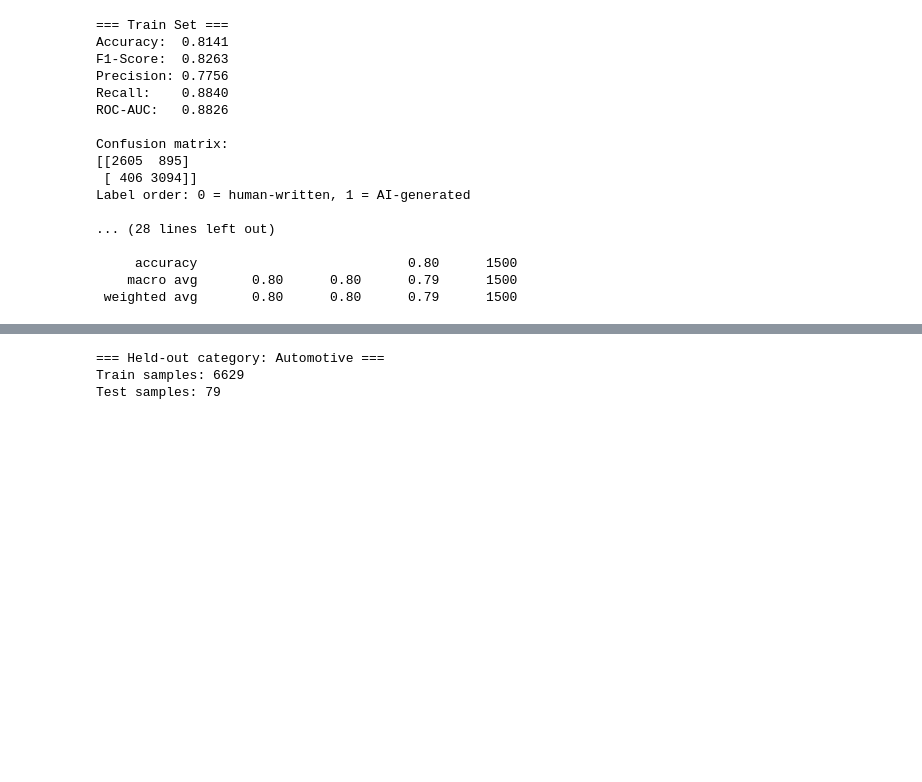
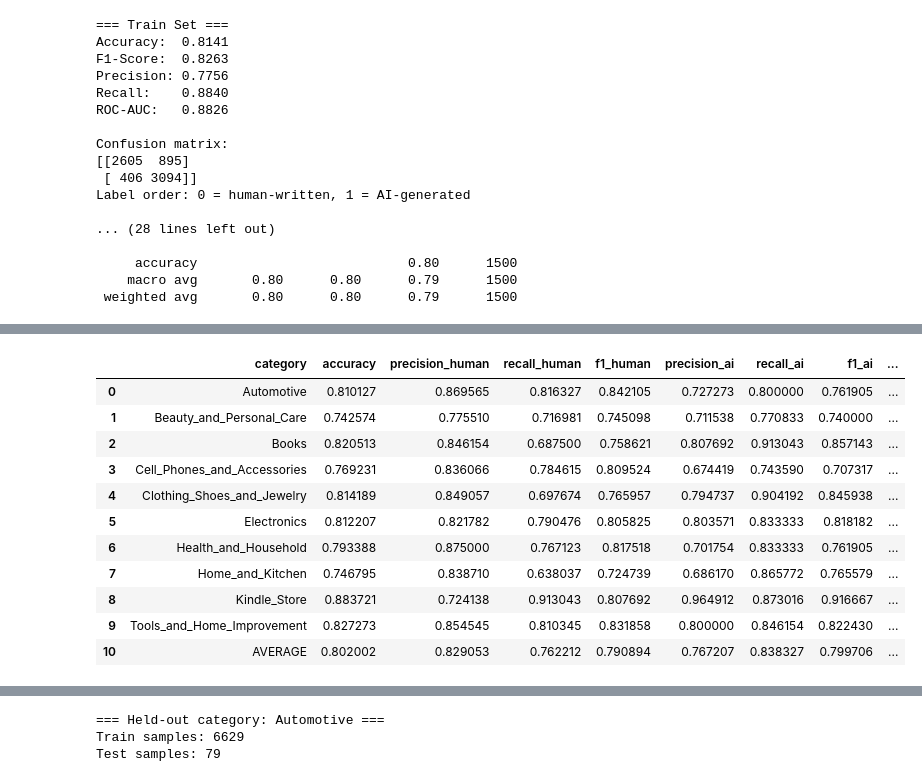
Before and after one commit to PhilM1Pro/ML-in-Applied-setting, a Jupyter notebook: Stylometric_features (3).ipynb, the cells around one changed output, grey strips where cells are left out. Cells and saved outputs as stored; diff of their text form; code cells hidden in the pictures; blank space fills up the shorter version.

Commit message:
Including in distribution testing and deleting one of the loco calculation

```diff
--- a/Stylometric_features (3).ipynb
+++ b/Stylometric_features (3).ipynb
@@ -434,21 +420,18 @@ y_test.to_csv(f"{save_path}/y_test.csv", index=False)
 # %%
 # -------------------------------------------------------------------
-# Load extracted stylometric features from Google Drive
+# Load extracted stylometric features from local Data folder
 # -------------------------------------------------------------------
 
-save_path = "/content/drive/MyDrive/ML_Seminar"
+save_path = 'Data'
 
-X_train = pd.read_csv(f"{save_path}/X_train_stylometric.csv")
-X_val = pd.read_csv(f"{save_path}/X_val_stylometric.csv")
-X_test = pd.read_csv(f"{save_path}/X_test_stylometric.csv")
+X_train = pd.read_csv(os.path.join(save_path, 'X_train_stylometric.csv'))
+X_test = pd.read_csv(os.path.join(save_path, 'X_test_stylometric.csv'))
 
-y_train = pd.read_csv(f"{save_path}/y_train.csv").squeeze()
-y_val = pd.read_csv(f"{save_path}/y_val.csv").squeeze()
-y_test = pd.read_csv(f"{save_path}/y_test.csv").squeeze()
+y_train = pd.read_csv(os.path.join(save_path, 'y_train.csv')).squeeze()
+y_test = pd.read_csv(os.path.join(save_path, 'y_test.csv')).squeeze()
 
 print("Stylometric features loaded.")
 print("Train features:", X_train.shape)
-print("Validation features:", X_val.shape)
 print("Test features:", X_test.shape)
 # %% [output]
 Stylometric features loaded.
@@ -693,0 +577,65 @@ print(loc_df)
+# %%
+# Per-category in-distribution evaluation (stylometric)
+# Uses the already-trained best_log_reg_model and the pre-extracted X_test features.
+from sklearn.metrics import precision_recall_fscore_support
+results_id_sty = []
+categories = sorted(test_df["category"].unique())
+
+for cat in categories:
+    mask = test_df["category"] == cat
+    X_te = X_test[mask]
+    y_te = y_test[mask]
+
+    pred = best_log_reg_model.predict(X_te)
+
+    p_class, r_class, f_class, _ = precision_recall_fscore_support(
+        y_te, pred, labels=[0, 1], zero_division=0
+    )
+
+    results_id_sty.append({
+        "category": cat,
+        "accuracy": accuracy_score(y_te, pred),
+        "precision_human": p_class[0],
+        "recall_human": r_class[0],
+        "f1_human": f_class[0],
+        "precision_ai": p_class[1],
+        "recall_ai": r_class[1],
+        "f1_ai": f_class[1],
+        "samples": len(X_te)
+    })
+
+id_df_sty = pd.DataFrame(results_id_sty)
+avg_row_sty = pd.DataFrame([{
+    "category": "AVERAGE",
+    "accuracy": id_df_sty["accuracy"].mean(),
+    "precision_human": id_df_sty["precision_human"].mean(),
+    "recall_human": id_df_sty["recall_human"].mean(),
+    "f1_human": id_df_sty["f1_human"].mean(),
+    "precision_ai": id_df_sty["precision_ai"].mean(),
+    "recall_ai": id_df_sty["recall_ai"].mean(),
+    "f1_ai": id_df_sty["f1_ai"].mean(),
+    "samples": id_df_sty["samples"].sum()
+}])
+id_df_sty_full = pd.concat([id_df_sty, avg_row_sty], ignore_index=True)
+display(id_df_sty_full)
+
+# Print values for comparison notebook
+print('=== Per-Class In-Distribution F1 (for comparison notebook) ===')
+order = sorted(test_df["category"].unique())
+df_ordered_sty = id_df_sty.set_index("category").loc[order]
+print(f'sty_id_f1 = {[round(x, 4) for x in df_ordered_sty["f1_human"].values]}')
+print(f'sty_id_f1_ai = {[round(x, 4) for x in df_ordered_sty["f1_ai"].values]}')
+print(f'sty_id_macro_f1 = {[round((h + a) / 2, 4) for h, a in zip(df_ordered_sty["f1_human"].values, df_ordered_sty["f1_ai"].values)]}')
+# %% [output]
+|  | category | accuracy | precision_human | recall_human | f1_human | precision_ai | recall_ai | f1_ai | ... |
+| 0 | Automotive | 0.810127 | 0.869565 | 0.816327 | 0.842105 | 0.727273 | 0.800000 | 0.761905 | ... |
+| 1 | Beauty_and_Personal_Care | 0.742574 | 0.775510 | 0.716981 | 0.745098 | 0.711538 | 0.770833 | 0.740000 | ... |
+| 2 | Books | 0.820513 | 0.846154 | 0.687500 | 0.758621 | 0.807692 | 0.913043 | 0.857143 | ... |
+| 3 | Cell_Phones_and_Accessories | 0.769231 | 0.836066 | 0.784615 | 0.809524 | 0.674419 | 0.743590 | 0.707317 | ... |
+| 4 | Clothing_Shoes_and_Jewelry | 0.814189 | 0.849057 | 0.697674 | 0.765957 | 0.794737 | 0.904192 | 0.845938 | ... |
+| 5 | Electronics | 0.812207 | 0.821782 | 0.790476 | 0.805825 | 0.803571 | 0.833333 | 0.818182 | ... |
+| 6 | Health_and_Household | 0.793388 | 0.875000 | 0.767123 | 0.817518 | 0.701754 | 0.833333 | 0.761905 | ... |
+| 7 | Home_and_Kitchen | 0.746795 | 0.838710 | 0.638037 | 0.724739 | 0.686170 | 0.865772 | 0.765579 | ... |
+| 8 | Kindle_Store | 0.883721 | 0.724138 | 0.913043 | 0.807692 | 0.964912 | 0.873016 | 0.916667 | ... |
+| 9 | Tools_and_Home_Improvement | 0.827273 | 0.854545 | 0.810345 | 0.831858 | 0.800000 | 0.846154 | 0.822430 | ... |
+| 10 | AVERAGE | 0.802002 | 0.829053 | 0.762212 | 0.790894 | 0.767207 | 0.838327 | 0.799706 | ... |
```
Also changed, not shown: parts of 9 cells of this notebook.
